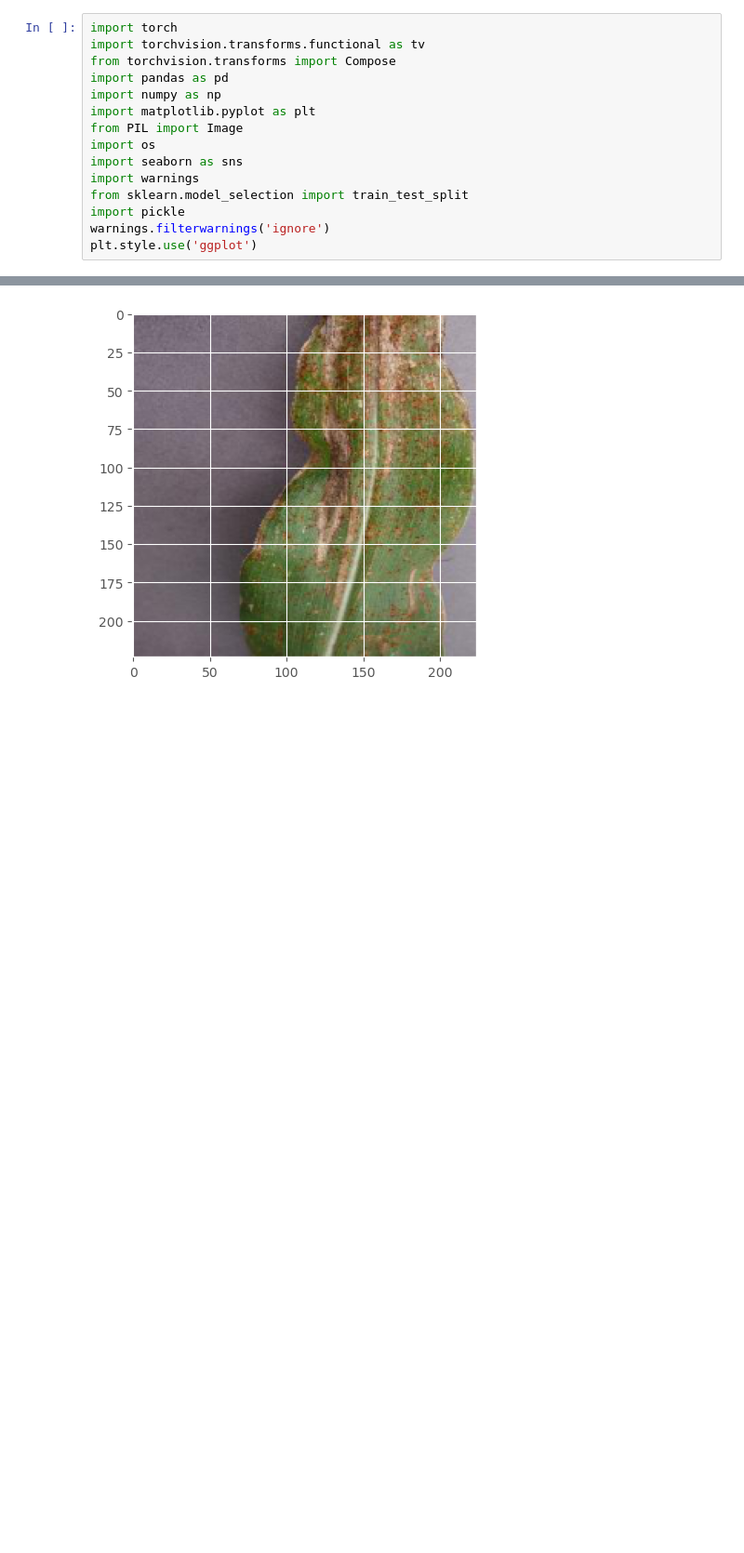
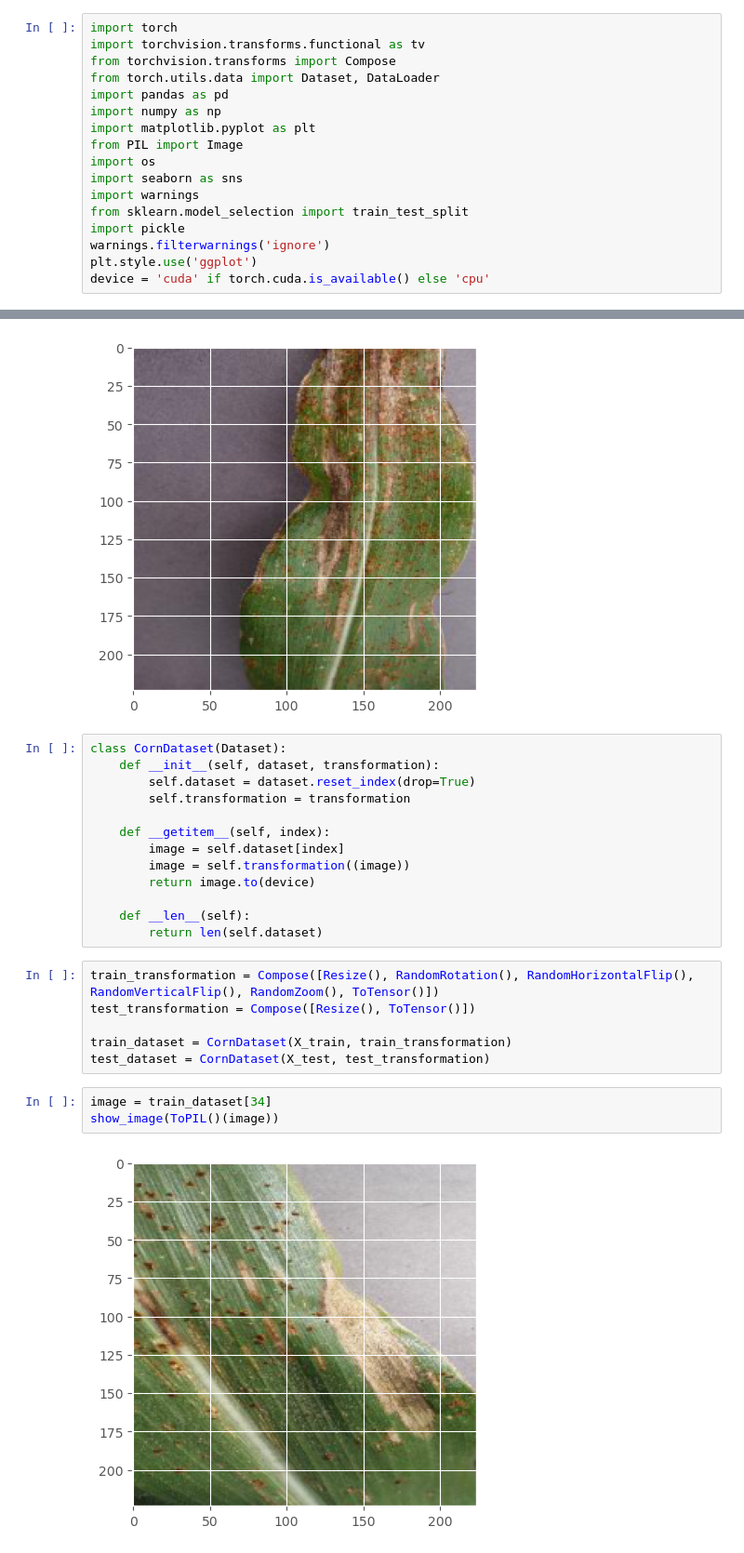
Before and after one commit to riccardo-borgo/Corn-Disease, a Jupyter notebook: main2.ipynb, the cells around one changed output, grey strips where cells are left out. Shown at 93% size. Cells and saved outputs as stored; diff of their text form; blank space fills up the shorter version.

```diff
--- a/main2.ipynb
+++ b/main2.ipynb
@@ -2,6 +2,7 @@
 import torch
 import torchvision.transforms.functional as tv
 from torchvision.transforms import Compose
+from torch.utils.data import Dataset, DataLoader
 import pandas as pd
 import numpy as np
 import matplotlib.pyplot as plt
@@ -13,6 +14,7 @@ from sklearn.model_selection import train_test_split
 import pickle
 warnings.filterwarnings('ignore')
 plt.style.use('ggplot')
+device = 'cuda' if torch.cuda.is_available() else 'cpu'
 # %%
 RANDOM_STATE = 42
 # %%
@@ -236,3 +238,27 @@ new_image = ToPIL()((new_image))
 show_image(new_image)
 # %% [output]
 [figure]
+# %%
+class CornDataset(Dataset):
+    def __init__(self, dataset, transformation):
+        self.dataset = dataset.reset_index(drop=True)
+        self.transformation = transformation
+
+    def __getitem__(self, index):
+        image = self.dataset[index]
+        image = self.transformation((image))
+        return image.to(device)
+
+    def __len__(self):
+        return len(self.dataset)
+# %%
+train_transformation = Compose([Resize(), RandomRotation(), RandomHorizontalFlip(), RandomVerticalFlip(), RandomZoom(), ToTensor()])
+test_transformation = Compose([Resize(), ToTensor()])
+
+train_dataset = CornDataset(X_train, train_transformation)
+test_dataset = CornDataset(X_test, test_transformation)
+# %%
+image = train_dataset[34]
+show_image(ToPIL()(image))
+# %% [output]
+[figure, added]
```
Also changed, not shown: parts of 1 cell of this notebook.
